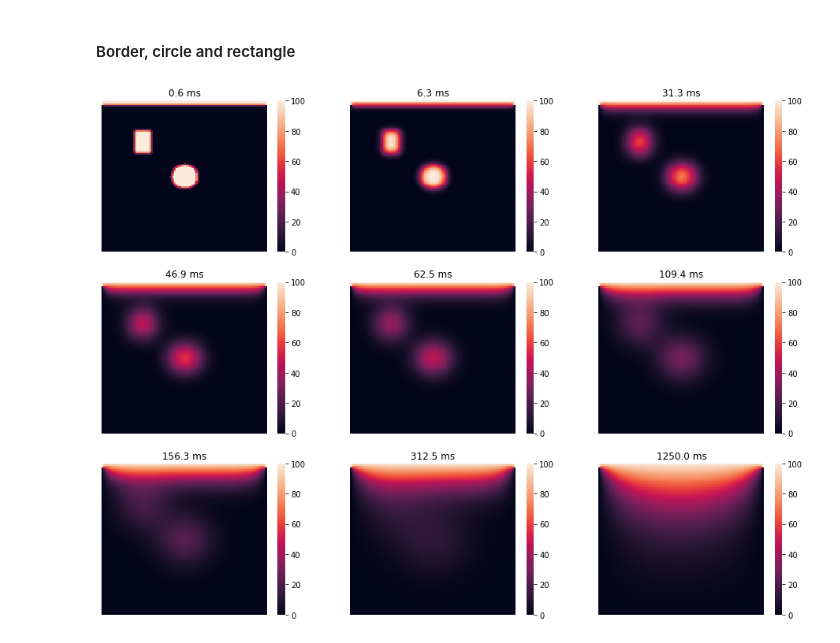
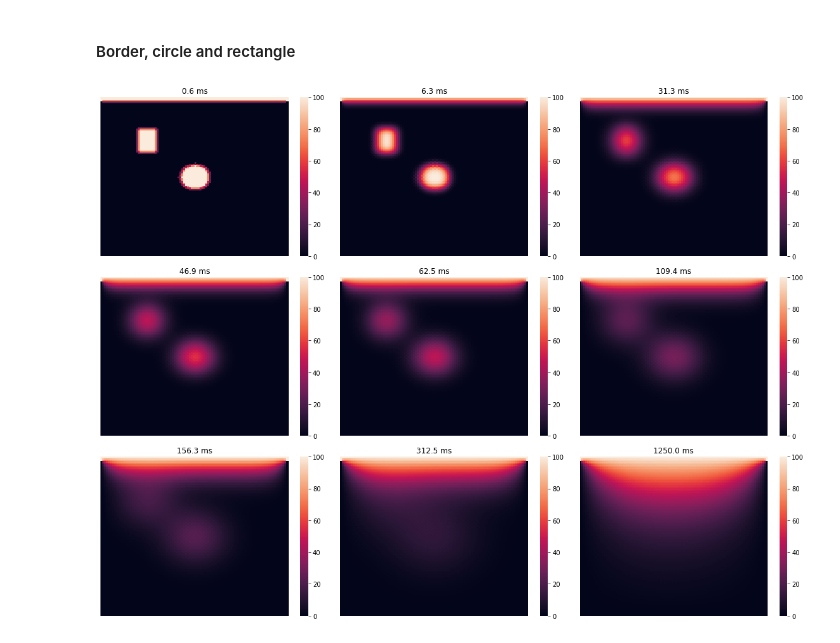
Before and after one commit to tdosreis/heat-diffusion, a Jupyter notebook: heat-diffusion.ipynb, the cells around one changed output. Saved outputs shown, nothing was run; the diff lists cells and outputs as text; code cells hidden in the pictures.

```diff
--- a/heat-diffusion.ipynb
+++ b/heat-diffusion.ipynb
@@ -76,17 +77,18 @@ for i, nstep in enumerate([1, 10, 50, 75, 100, 175, 250, 500, 2000]):
 # %%
 fig, ax = plt.subplots(3, 3, figsize=(16, 12))
 
 ax = ax.ravel()
 
 for i, nstep in enumerate([1, 10, 50, 75, 100, 175, 250, 500, 2000]):
     ic = InitialCondition()
     ic.border(t=3)
     ic.rectangle(tx=15, ty=10)
     ic.circle(r=0.8)
     u0 = ic.u0
     u, u0, dt = timesteps(u0, nsteps=nstep)
     sns.heatmap(u0, ax=ax[i])
     ax[i].set_axis_off()
     ax[i].set_title('{:.1f} ms'.format(nstep * dt * 1000))
+fig.tight_layout()
 # %% [output]
-[figure, old version]
+[figure, new version]
```
Also changed, not shown: parts of 1 cell of this notebook.
